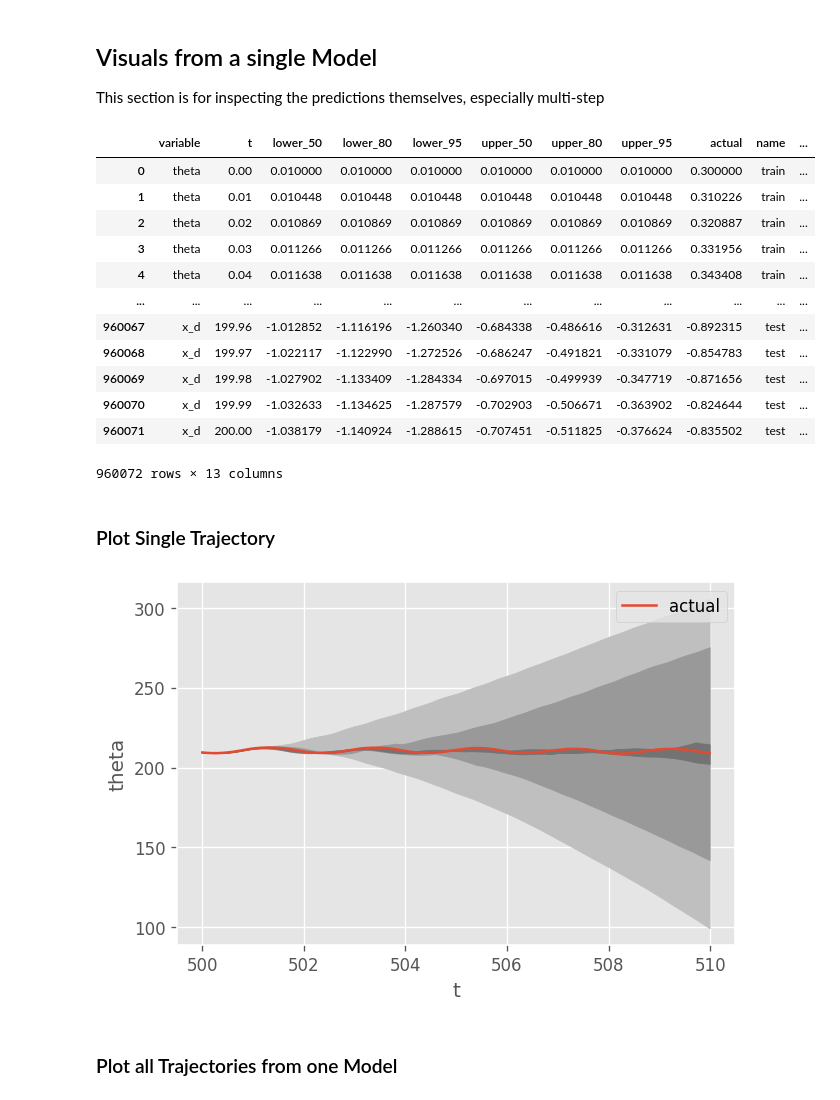
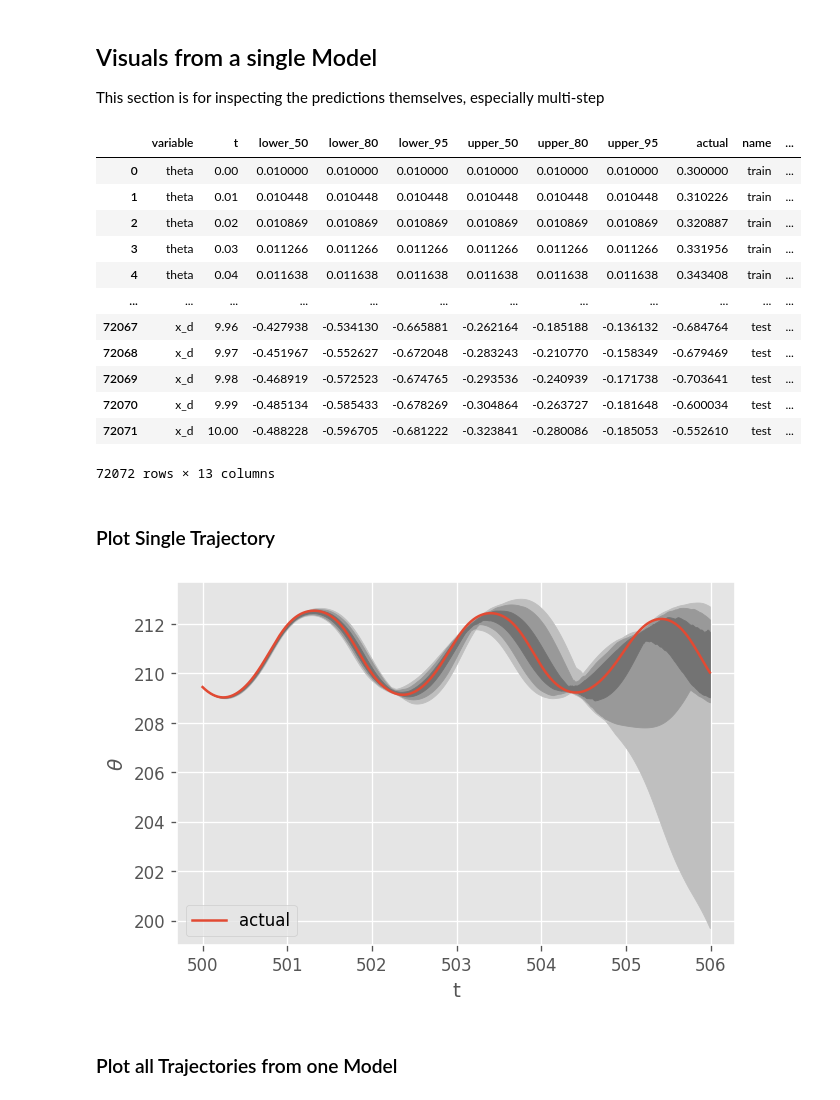
Before and after one commit to coordinated-systems-lab/UncQuanNASA, a Jupyter notebook: Results/evaluation/prediction_comparison.ipynb, the cells around one changed output. Saved outputs shown, nothing was run; the diff lists cells and outputs as text; code cells hidden in the pictures.

```diff
--- a/Results/evaluation/prediction_comparison.ipynb
+++ b/Results/evaluation/prediction_comparison.ipynb
@@ -96,7 +103,7 @@ plt.show()
 
 This section is for inspecting the predictions themselves, especially multi-step
 # %%
-pred_name = "qr_preds"
+pred_name = "qr_preds6"
 preds = pd.read_csv(f"predictions/{pred_name}.csv")
 preds
 # %% [output]
@@ -107,47 +114,47 @@ preds
 | 3 | theta | 0.03 | 0.011266 | 0.011266 | 0.011266 | 0.011266 | 0.011266 | 0.011266 | 0.331956 | train | ... |
 | 4 | theta | 0.04 | 0.011638 | 0.011638 | 0.011638 | 0.011638 | 0.011638 | 0.011638 | 0.343408 | train | ... |
 | ... | ... | ... | ... | ... | ... | ... | ... | ... | ... | ... | ... |
-| 960067 | x_d | 199.96 | -1.012852 | -1.116196 | -1.260340 | -0.684338 | -0.486616 | -0.312631 | -0.892315 | test | ... |
-| 960068 | x_d | 199.97 | -1.022117 | -1.122990 | -1.272526 | -0.686247 | -0.491821 | -0.331079 | -0.854783 | test | ... |
-| 960069 | x_d | 199.98 | -1.027902 | -1.133409 | -1.284334 | -0.697015 | -0.499939 | -0.347719 | -0.871656 | test | ... |
-| 960070 | x_d | 199.99 | -1.032633 | -1.134625 | -1.287579 | -0.702903 | -0.506671 | -0.363902 | -0.824644 | test | ... |
-| 960071 | x_d | 200.00 | -1.038179 | -1.140924 | -1.288615 | -0.707451 | -0.511825 | -0.376624 | -0.835502 | test | ... |
+| 72067 | x_d | 9.96 | -0.427938 | -0.534130 | -0.665881 | -0.262164 | -0.185188 | -0.136132 | -0.684764 | test | ... |
+| 72068 | x_d | 9.97 | -0.451967 | -0.552627 | -0.672048 | -0.283243 | -0.210770 | -0.158349 | -0.679469 | test | ... |
+| 72069 | x_d | 9.98 | -0.468919 | -0.572523 | -0.674765 | -0.293536 | -0.240939 | -0.171738 | -0.703641 | test | ... |
+| 72070 | x_d | 9.99 | -0.485134 | -0.585433 | -0.678269 | -0.304864 | -0.263727 | -0.181648 | -0.600034 | test | ... |
+| 72071 | x_d | 10.00 | -0.488228 | -0.596705 | -0.681222 | -0.323841 | -0.280086 | -0.185053 | -0.552610 | test | ... |
-960072 rows × 13 columns
+72072 rows × 13 columns
 # %% [markdown]
 ### Plot Single Trajectory
 # %%
 
 variable = "theta"
 noise = "det"
 name = "val"
 eval_mode = "multi"
 start_row = 0
-nrows = 1000
+nrows = 600
 
 # Helper Function
 def qdf(df, vars):
     qstr = " & ".join(f"{var} == @{var}" for var in vars)
     return df.query(qstr)
 
 # Filtered data
 tmp = qdf(preds, ["name", "variable", "noise", "eval_mode"]).set_index("t").iloc[start_row:nrows]
 
 # Plot
 fig, ax = plt.subplots(dpi=120)
 for i, lev in enumerate([95, 80, 50]):
     ax.fill_between(
         tmp.index,
         y1=tmp[f"lower_{lev}"],
         y2=tmp[f"upper_{lev}"],
         color=str(0.9 - 0.15 * (i + 1)),
         label="",
     )
 tmp[["actual"]].plot(ax=ax)
-ax.set_ylabel(variable)
+ax.set_ylabel(f"$\\{variable}$")
 
 plt.show()
 # %% [output]
-[figure, old version]
+[figure, new version]
 # %% [markdown]
 ### Plot all Trajectories from one Model
 # %%
```
Also changed, not shown: parts of 10 cells of this notebook.
